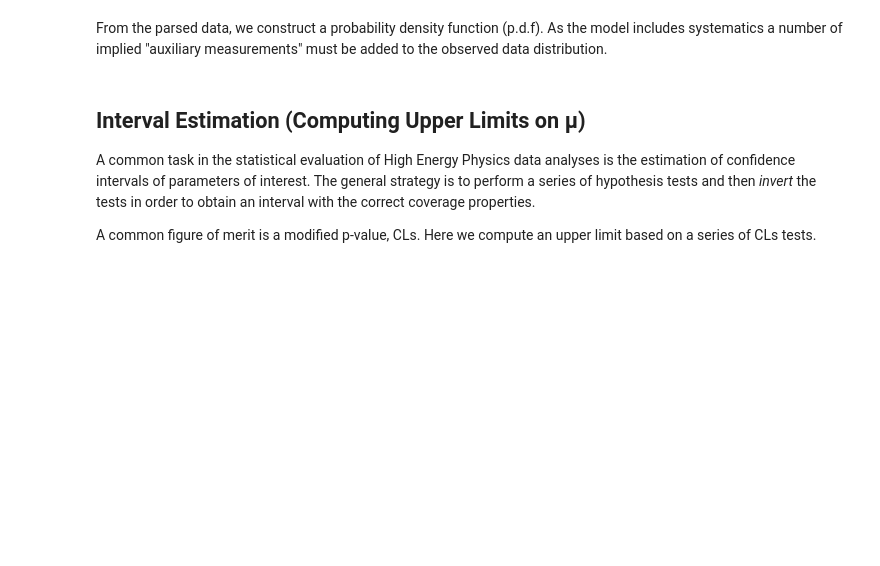
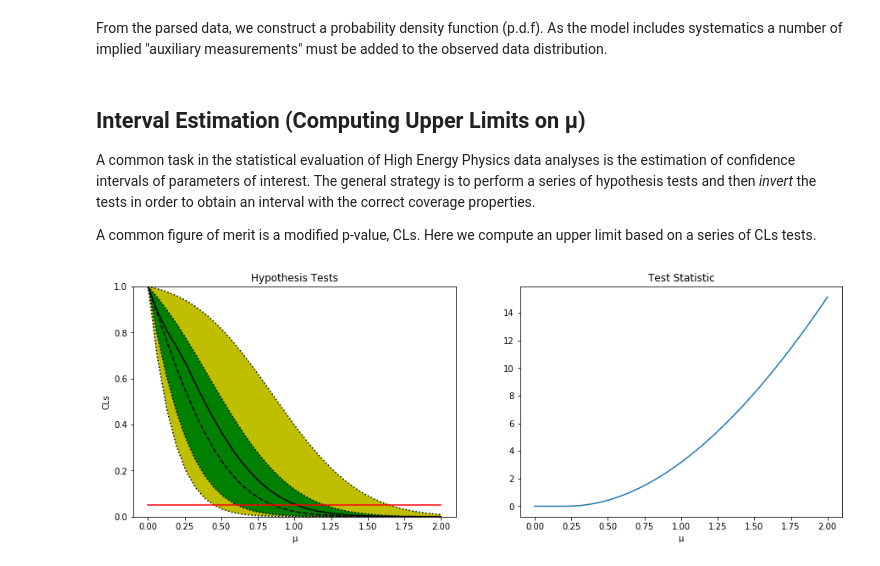
Before and after one commit to matthewfeickert/talk-LHCb-Stats-Forum, a Jupyter notebook: notebooks/example.ipynb, the cells around one changed output. Cells and saved outputs as stored; diff of their text form; code cells hidden in the pictures; blank space fills up the shorter version.

Commit message:
Update example notebook

```diff
--- a/notebooks/example.ipynb
+++ b/notebooks/example.ipynb
@@ -7,0 +8,5 @@ import matplotlib.pyplot as plt
+# %%
+with open("example.json") as file:
+    parsed_spec = json.load(file)
+
+print(json.dumps(parsed_spec, indent=2, sort_keys=True))
@@ -8,7 +31,12 @@ import matplotlib.pyplot as plt
 # %% [markdown]
 From the parsed data, we construct a probability density function (p.d.f). As the model includes systematics a number of implied "auxiliary measurements" must be added to the observed data distribution.
 # %%
-pdf = pyhf.Model({'channels': parsed['channels'], 'parameters': parsed['measurements'][0]['config']['parameters']}, poiname = 'SigXsecOverSM')
+pdf = pyhf.Model({'channels': parsed_spec['channels'],
+                  'parameters': parsed_spec['measurements'][0]['config']['parameters']},
+                 poiname = 'mu')
+
+workspace = pyhf.Workspace(parsed_spec)
+obs_data = workspace.observations['singlechannel']
 data = obs_data + pdf.config.auxdata
 # %% [markdown]
 ## Interval Estimation (Computing Upper Limits on µ)
@@ -39,7 +67,7 @@ def invert_interval(test_mus, cls_obs, cls_exp, test_size=0.05):
     )
     return crossing_test_stats
 # %%
-mu_tests = np.linspace(0, 1, 16)
+mu_tests = np.linspace(0, 2, 2*16)
 hypo_tests = [pyhf.utils.hypotest(mu, data, pdf, pdf.config.suggested_init(), pdf.config.suggested_bounds(),
                                  return_expected_set=True, return_test_statistics=True)
               for mu in mu_tests]
@@ -50,16 +78,17 @@ cls_exp = [np.array([test[1][i] for test in hypo_tests]).flatten() for i in rang
 # %%
 fig, (ax1,ax2) = plt.subplots(1, 2)
 fig.set_size_inches(15, 5)
 
 ax1.set_title(u'Hypothesis Tests')
 ax1.set_ylabel(u'CLs')
 ax1.set_xlabel(u'µ')
-plot_results(ax1, mu_tests, cls_obs, cls_exp)
-
+ax1 = plot_results(ax1, mu_tests, cls_obs, cls_exp);
 
 ax2.set_title(u'Test Statistic')
 ax2.set_xlabel(u'µ')
 ax2.plot(mu_tests,test_stats);
+# %% [output]
+[figure, added]
 # %%
 results = invert_interval(mu_tests, cls_obs, cls_exp)
 
```
Also changed, not shown: parts of 4 cells of this notebook.
